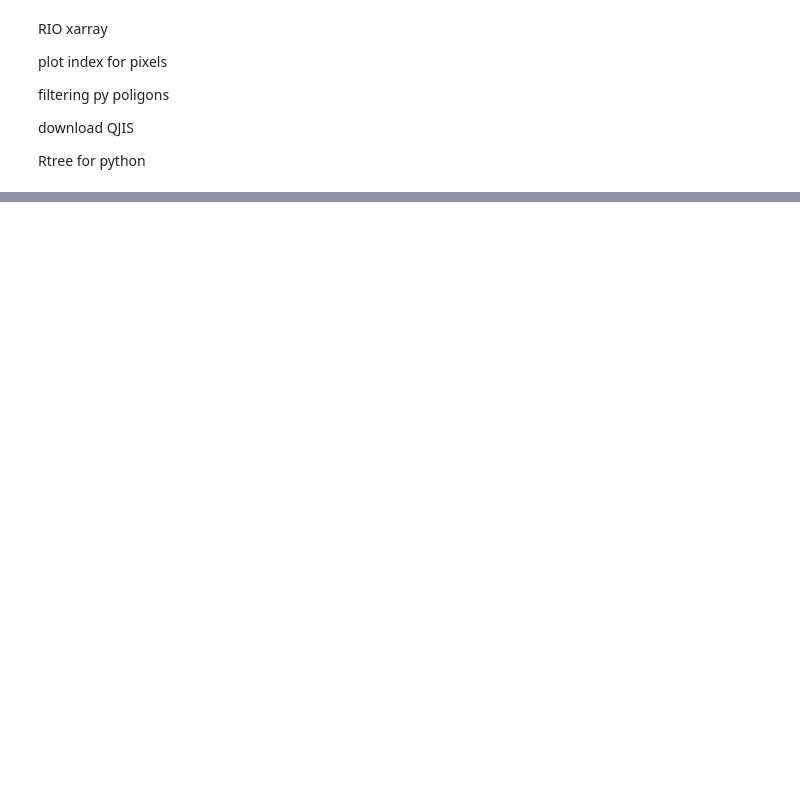
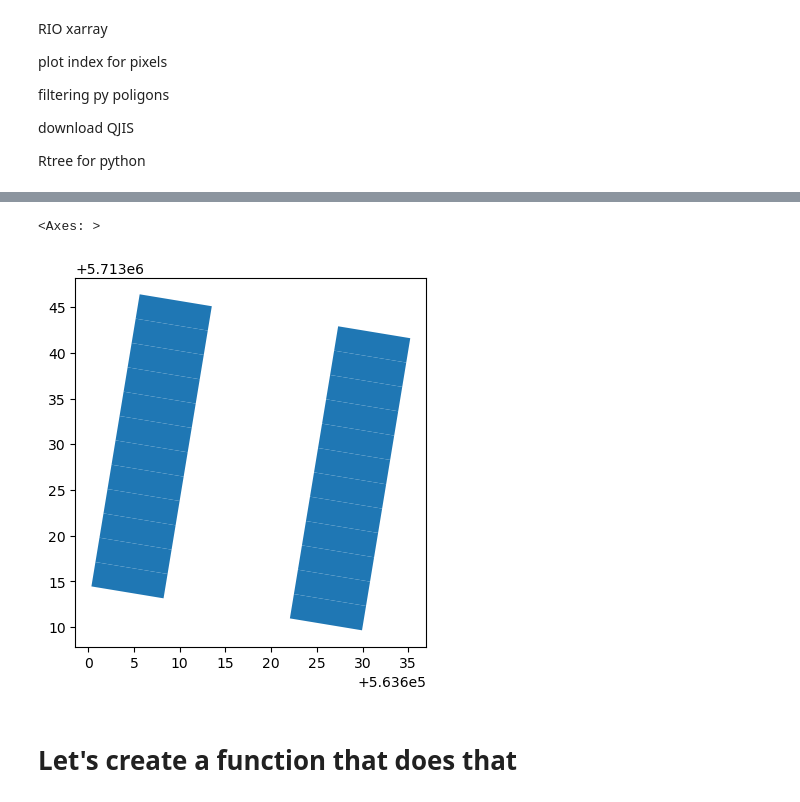
Before and after one commit to ReneHeim/proj_on_uav, a Jupyter notebook: Optimisation_Changes/Journal of improvements.ipynb, the cells around one changed output, grey strips where cells are left out. Drawn from its saved outputs; the diff is of its cells as text; code cells hidden in the pictures; blank space fills up the shorter version.

```diff
--- a/Optimisation_Changes/Journal of improvements.ipynb
+++ b/Optimisation_Changes/Journal of improvements.ipynb
@@ -671,0 +691,10 @@ shape: (0, 20)
+# %%
+import geopandas as gpd
+
+# Load the GPKG file
+file_path =  "/run/media/mak/OS/example_data_week8/20241029_products_uav_data/20241204_oncerco_plot_polygons.gpkg"
+gdf = gpd.read_file(file_path)
+
+# Display the first few rows
+print(gdf.head())
+print(gdf.crs)
@@ -671,0 +812,8 @@ shape: (0, 20)
+# %%
+gdf["camera points"] = camera_in_projected.geometry
+gdf.plot(aspect=1)
+# %% [output]
+<Axes: >
+[figure, added]
+# %% [markdown]
+#   Let's create a function that does that
```
Also changed, not shown: parts of 13 cells of this notebook, 4 other files.
